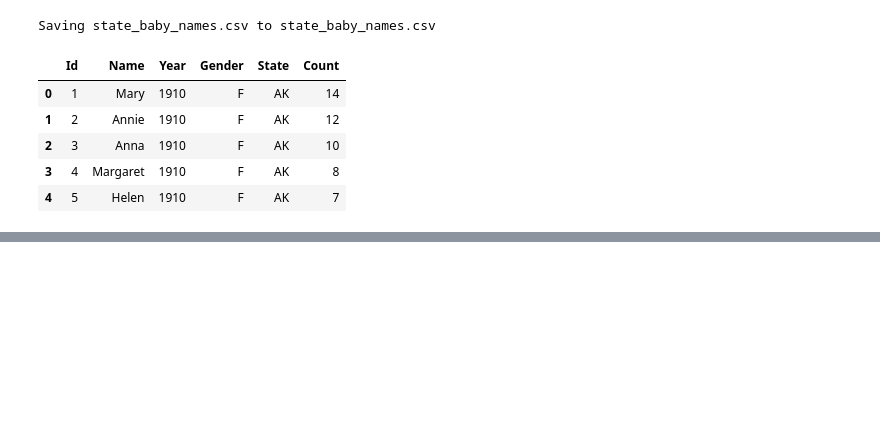
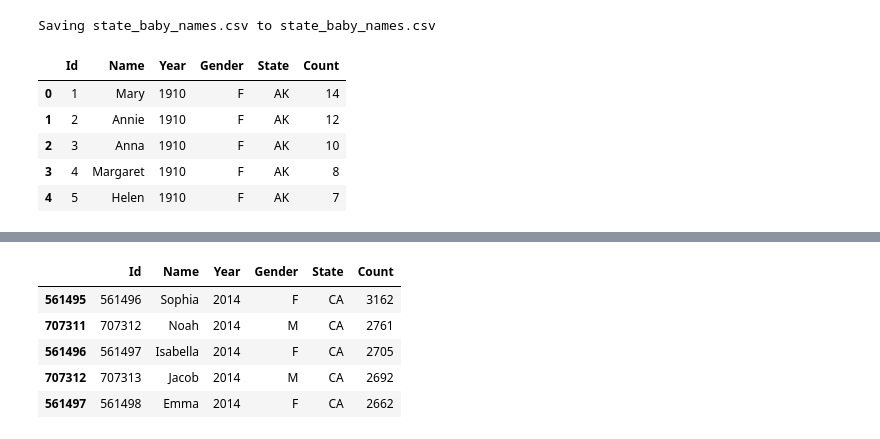
Before and after one commit to saulzmtz/ds, a Jupyter notebook: pythonPractice_stateBabyNames.ipynb, the cells around one changed output, grey strips where cells are left out. Cells and saved outputs as stored; diff of their text form; code cells hidden in the pictures; blank space fills up the shorter version.

```diff
--- a/pythonPractice_stateBabyNames.ipynb
+++ b/pythonPractice_stateBabyNames.ipynb
@@ -23,0 +83,10 @@ state_babies.head()
+# %%
+# access the first five rows of the sorted CA 2014 data frame using iloc method
+sorted_ca_2014[0:5]
+# %% [output]
+|  | Id | Name | Year | Gender | State | Count |
+| 561495 | 561496 | Sophia | 2014 | F | CA | 3162 |
+| 707311 | 707312 | Noah | 2014 | M | CA | 2761 |
+| 561496 | 561497 | Isabella | 2014 | F | CA | 2705 |
+| 707312 | 707313 | Jacob | 2014 | M | CA | 2692 |
+| 561497 | 561498 | Emma | 2014 | F | CA | 2662 |
```
Also changed, not shown: parts of 6 cells of this notebook.
